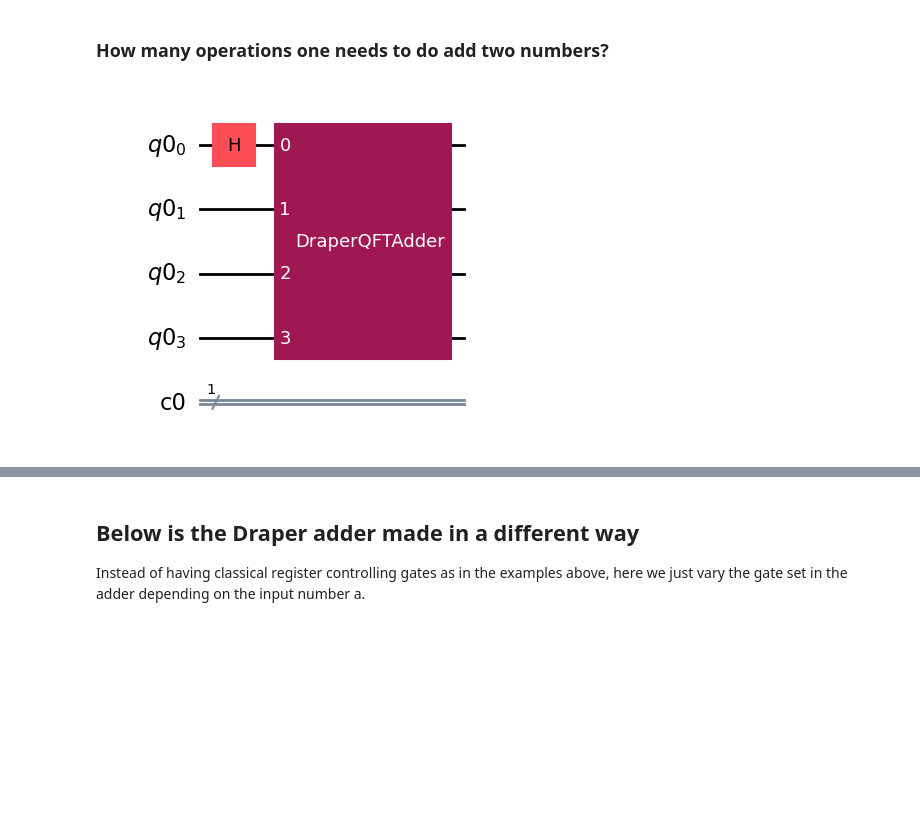
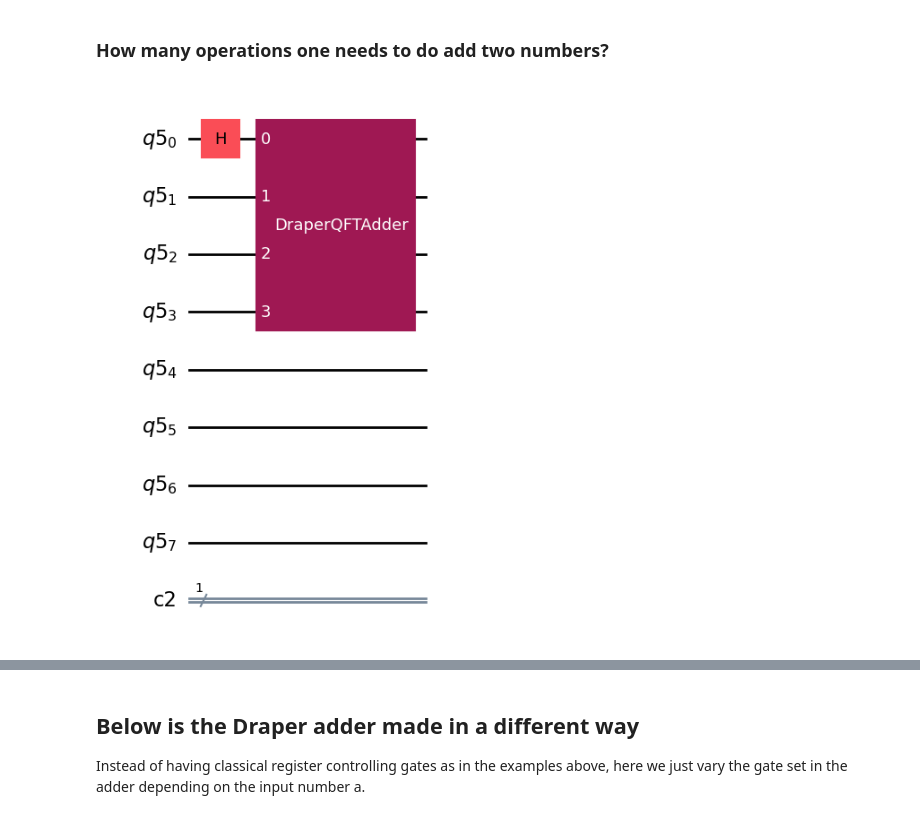
Before and after one commit to OlegUdalov/QC-qiskit-codes, a Jupyter notebook: Shor/DraperAdder.ipynb, the cells around one changed output, grey strips where cells are left out. Saved outputs shown, nothing was run; the diff lists cells and outputs as text; code cells hidden in the pictures; blank space fills up the shorter version.

```diff
--- a/Shor/DraperAdder.ipynb
+++ b/Shor/DraperAdder.ipynb
@@ -21,20 +21,20 @@ import qiskit
 
 from qiskit.circuit.library import DraperQFTAdder
 # %%
-qreg=qiskit.QuantumRegister(4)
+qreg=qiskit.QuantumRegister(8)
 clreg=qiskit.ClassicalRegister(1)
 qc = qiskit.QuantumCircuit(qreg,clreg)
 qc.h(0)
 #qc.x(1)
 #qc.x(3)
 #qc.x(2)
 qc.draw('mpl')
 qc.append(DraperQFTAdder(2,kind='fixed', name='DraperQFTAdder'),[qreg[0],qreg[1],qreg[2],qreg[3]])
 #qc.measure(1,0)
 #qc.measure(0,0)
 qc.draw('mpl')
 # %% [output]
-[figure, old version]
+[figure, new version]
 # %%
 from qiskit_aer import AerSimulator
 from qiskit import QuantumCircuit, transpile
```
Also changed, not shown: parts of 5 cells of this notebook, 10 other files.
